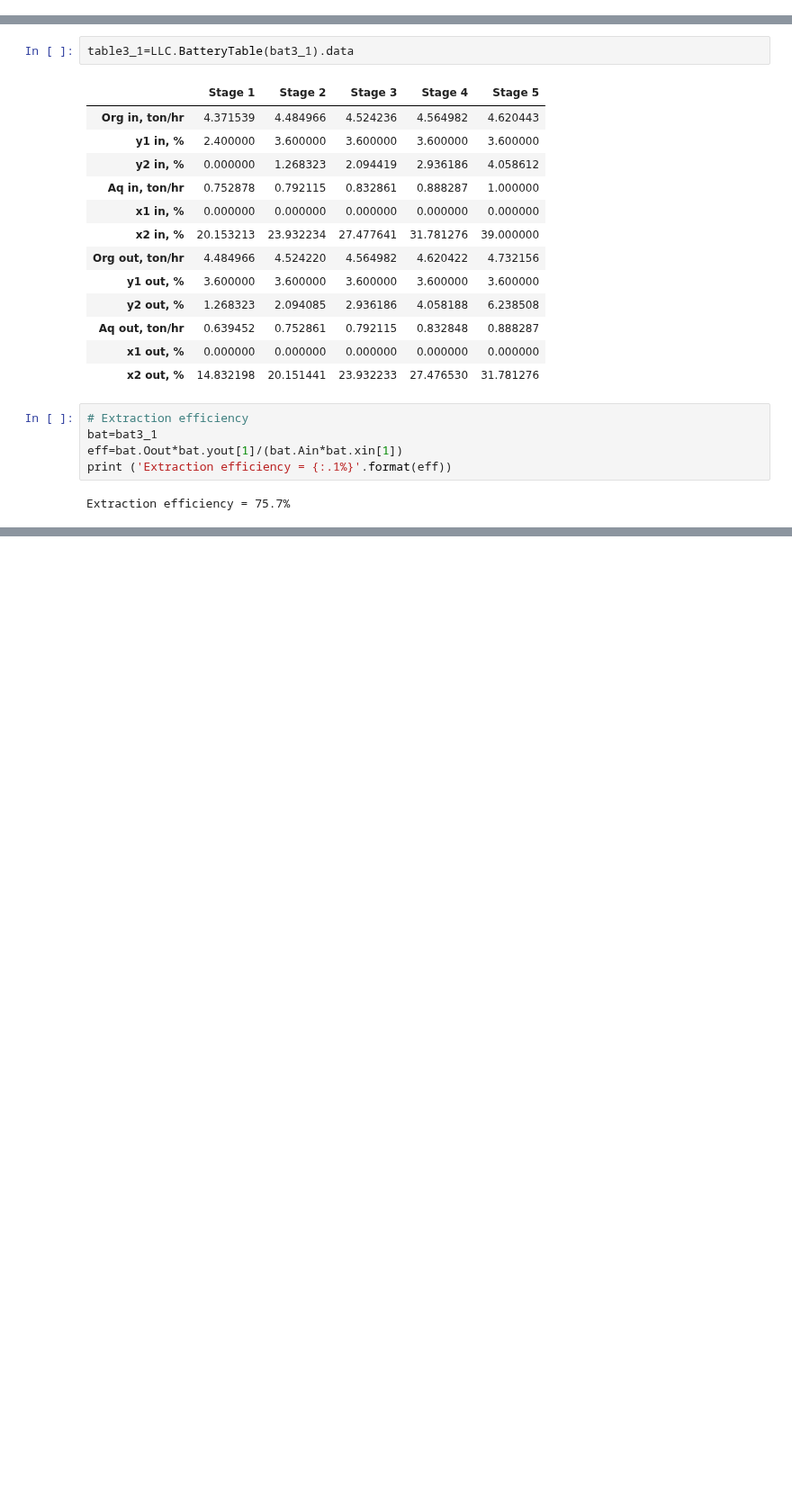
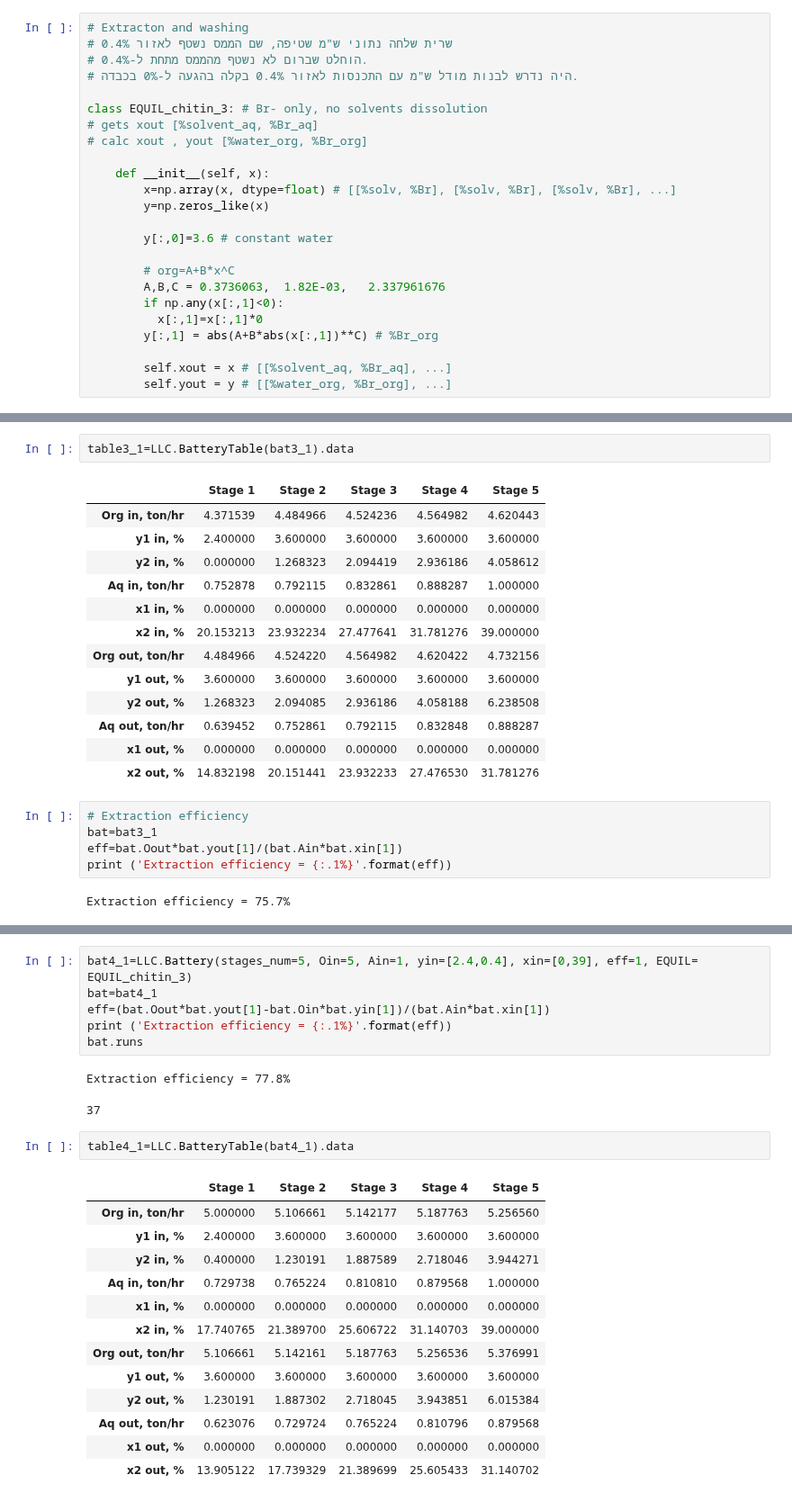
Before and after one commit to vladgap/LLC, a Jupyter notebook: Chitin_LLC_simulation_2.ipynb, the cells around one changed output, grey strips where cells are left out. Shown at 90% size. Cells and saved outputs as stored; diff of their text form; blank space fills up the shorter version.

```diff
--- a/Chitin_LLC_simulation_2.ipynb
+++ b/Chitin_LLC_simulation_2.ipynb
@@ -64,3 +72,27 @@ class EQUIL_chitin_2: # Br- only, no solvents dissolution
+# %%
+# Extracton and washing
+# שרית שלחה נתוני ש"מ שטיפה, שם הממס נשטף לאזור 0.4%
+# הוחלט שברום לא נשטף מהממס מתחת ל-0.4%.
+# היה נדרש לבנות מודל ש"מ עם התכנסות לאזור 0.4% בקלה בהגעה ל-0% בכבדה.
+
+class EQUIL_chitin_3: # Br- only, no solvents dissolution
+# gets xout [%solvent_aq, %Br_aq]
+# calc xout , yout [%water_org, %Br_org]
+
+    def __init__(self, x):
+        x=np.array(x, dtype=float) # [[%solv, %Br], [%solv, %Br], [%solv, %Br], ...]
+        y=np.zeros_like(x)
+
+        y[:,0]=3.6 # constant water
+
+        # org=A+B*x^C
+        A,B,C = 0.3736063,	1.82E-03,	2.337961676
+        if np.any(x[:,1]<0):
+          x[:,1]=x[:,1]*0
+        y[:,1] = abs(A+B*abs(x[:,1])**C) # %Br_org
+
+        self.xout = x # [[%solvent_aq, %Br_aq], ...]
+        self.yout = y # [[%water_org, %Br_org], ...]
 # %%
 import LLC_4_4 as LLC
 # %% [markdown]
@@ -364,0 +432,25 @@ fig3_1.show()
+# %%
+bat4_1=LLC.Battery(stages_num=5, Oin=5, Ain=1, yin=[2.4,0.4], xin=[0,39], eff=1, EQUIL= EQUIL_chitin_3)
+bat=bat4_1
+eff=(bat.Oout*bat.yout[1]-bat.Oin*bat.yin[1])/(bat.Ain*bat.xin[1])
+print ('Extraction efficiency = {:.1%}'.format(eff))
+bat.runs
+# %% [output]
+Extraction efficiency = 77.8%
+37
+# %%
+table4_1=LLC.BatteryTable(bat4_1).data
+# %% [output]
+|  | Stage 1 | Stage 2 | Stage 3 | Stage 4 | Stage 5 |
+| Org in, ton/hr | 5.000000 | 5.106661 | 5.142177 | 5.187763 | 5.256560 |
+| y1 in, % | 2.400000 | 3.600000 | 3.600000 | 3.600000 | 3.600000 |
+| y2 in, % | 0.400000 | 1.230191 | 1.887589 | 2.718046 | 3.944271 |
+| Aq in, ton/hr | 0.729738 | 0.765224 | 0.810810 | 0.879568 | 1.000000 |
+| x1 in, % | 0.000000 | 0.000000 | 0.000000 | 0.000000 | 0.000000 |
+| x2 in, % | 17.740765 | 21.389700 | 25.606722 | 31.140703 | 39.000000 |
+| Org out, ton/hr | 5.106661 | 5.142161 | 5.187763 | 5.256536 | 5.376991 |
+| y1 out, % | 3.600000 | 3.600000 | 3.600000 | 3.600000 | 3.600000 |
+| y2 out, % | 1.230191 | 1.887302 | 2.718045 | 3.943851 | 6.015384 |
+| Aq out, ton/hr | 0.623076 | 0.729724 | 0.765224 | 0.810796 | 0.879568 |
+| x1 out, % | 0.000000 | 0.000000 | 0.000000 | 0.000000 | 0.000000 |
+| x2 out, % | 13.905122 | 17.739329 | 21.389699 | 25.605433 | 31.140702 |
```
Also changed, not shown: parts of 12 cells of this notebook.
